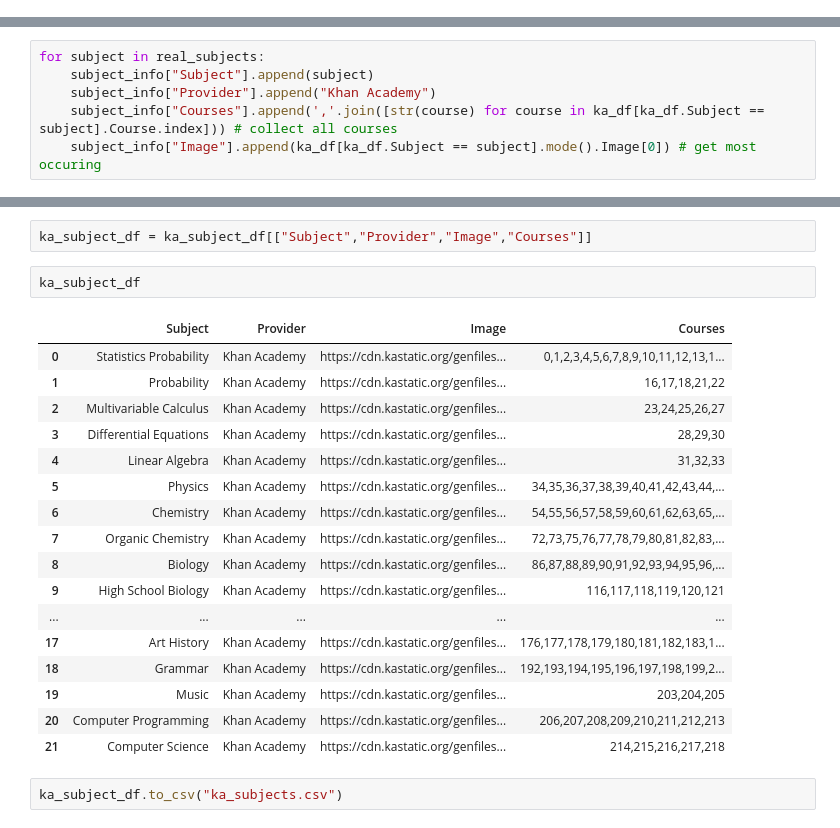
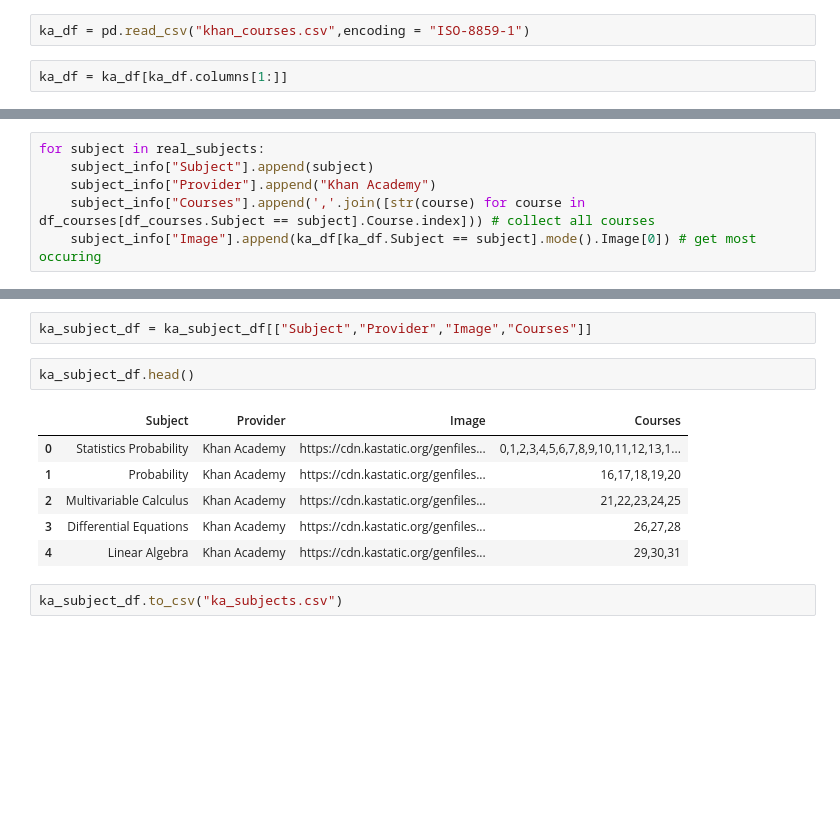
Before and after one commit to JeffJiang42/idb, a Jupyter notebook: scrape/CourseSubjectScrape.ipynb, the cells around one changed output, grey strips where cells are left out. Drawn from its saved outputs; the diff is of its cells as text; blank space fills up the shorter version.

```diff
--- a/scrape/CourseSubjectScrape.ipynb
+++ b/scrape/CourseSubjectScrape.ipynb
@@ -133,6 +133,10 @@ ka_df = pd.DataFrame.from_dict(ka_dict)
 ka_df = ka_df.drop_duplicates(subset = ['Course'])
 # %%
 ka_df.to_csv("khan_courses.csv")
+# %%
+ka_df = pd.read_csv("khan_courses.csv",encoding = "ISO-8859-1")
+# %%
+ka_df = ka_df[ka_df.columns[1:]]
 # %%
 len(ka_df.Course.unique())
 # %% [output]
@@ -152,32 +162,21 @@ subject_info = {
 for subject in real_subjects:
     subject_info["Subject"].append(subject)
     subject_info["Provider"].append("Khan Academy")
-    subject_info["Courses"].append(','.join([str(course) for course in ka_df[ka_df.Subject == subject].Course.index])) # collect all courses
+    subject_info["Courses"].append(','.join([str(course) for course in df_courses[df_courses.Subject == subject].Course.index])) # collect all courses
     subject_info["Image"].append(ka_df[ka_df.Subject == subject].mode().Image[0]) # get most occuring
 # %%
 ka_subject_df = pd.DataFrame.from_dict(subject_info)
 # %%
 ka_subject_df = ka_subject_df[["Subject","Provider","Image","Courses"]]
 # %%
-ka_subject_df
+ka_subject_df.head()
 # %% [output]
 |  | Subject | Provider | Image | Courses |
 | 0 | Statistics Probability | Khan Academy | https://cdn.kastatic.org/genfiles... | 0,1,2,3,4,5,6,7,8,9,10,11,12,13,1... |
-| 1 | Probability | Khan Academy | https://cdn.kastatic.org/genfiles... | 16,17,18,21,22 |
-| 2 | Multivariable Calculus | Khan Academy | https://cdn.kastatic.org/genfiles... | 23,24,25,26,27 |
-| 3 | Differential Equations | Khan Academy | https://cdn.kastatic.org/genfiles... | 28,29,30 |
-| 4 | Linear Algebra | Khan Academy | https://cdn.kastatic.org/genfiles... | 31,32,33 |
-| 5 | Physics | Khan Academy | https://cdn.kastatic.org/genfiles... | 34,35,36,37,38,39,40,41,42,43,44,... |
-| 6 | Chemistry | Khan Academy | https://cdn.kastatic.org/genfiles... | 54,55,56,57,58,59,60,61,62,63,65,... |
-| 7 | Organic Chemistry | Khan Academy | https://cdn.kastatic.org/genfiles... | 72,73,75,76,77,78,79,80,81,82,83,... |
-| 8 | Biology | Khan Academy | https://cdn.kastatic.org/genfiles... | 86,87,88,89,90,91,92,93,94,95,96,... |
-| 9 | High School Biology | Khan Academy | https://cdn.kastatic.org/genfiles... | 116,117,118,119,120,121 |
-| ... | ... | ... | ... | ... |
-| 17 | Art History | Khan Academy | https://cdn.kastatic.org/genfiles... | 176,177,178,179,180,181,182,183,1... |
-| 18 | Grammar | Khan Academy | https://cdn.kastatic.org/genfiles... | 192,193,194,195,196,197,198,199,2... |
-| 19 | Music | Khan Academy | https://cdn.kastatic.org/genfiles... | 203,204,205 |
-| 20 | Computer Programming | Khan Academy | https://cdn.kastatic.org/genfiles... | 206,207,208,209,210,211,212,213 |
-| 21 | Computer Science | Khan Academy | https://cdn.kastatic.org/genfiles... | 214,215,216,217,218 |
+| 1 | Probability | Khan Academy | https://cdn.kastatic.org/genfiles... | 16,17,18,19,20 |
+| 2 | Multivariable Calculus | Khan Academy | https://cdn.kastatic.org/genfiles... | 21,22,23,24,25 |
+| 3 | Differential Equations | Khan Academy | https://cdn.kastatic.org/genfiles... | 26,27,28 |
+| 4 | Linear Algebra | Khan Academy | https://cdn.kastatic.org/genfiles... | 29,30,31 |
 # %%
 ka_subject_df.to_csv("ka_subjects.csv")
 # %% [markdown]
```
Also changed, not shown: parts of 26 cells of this notebook, 5 other files.
